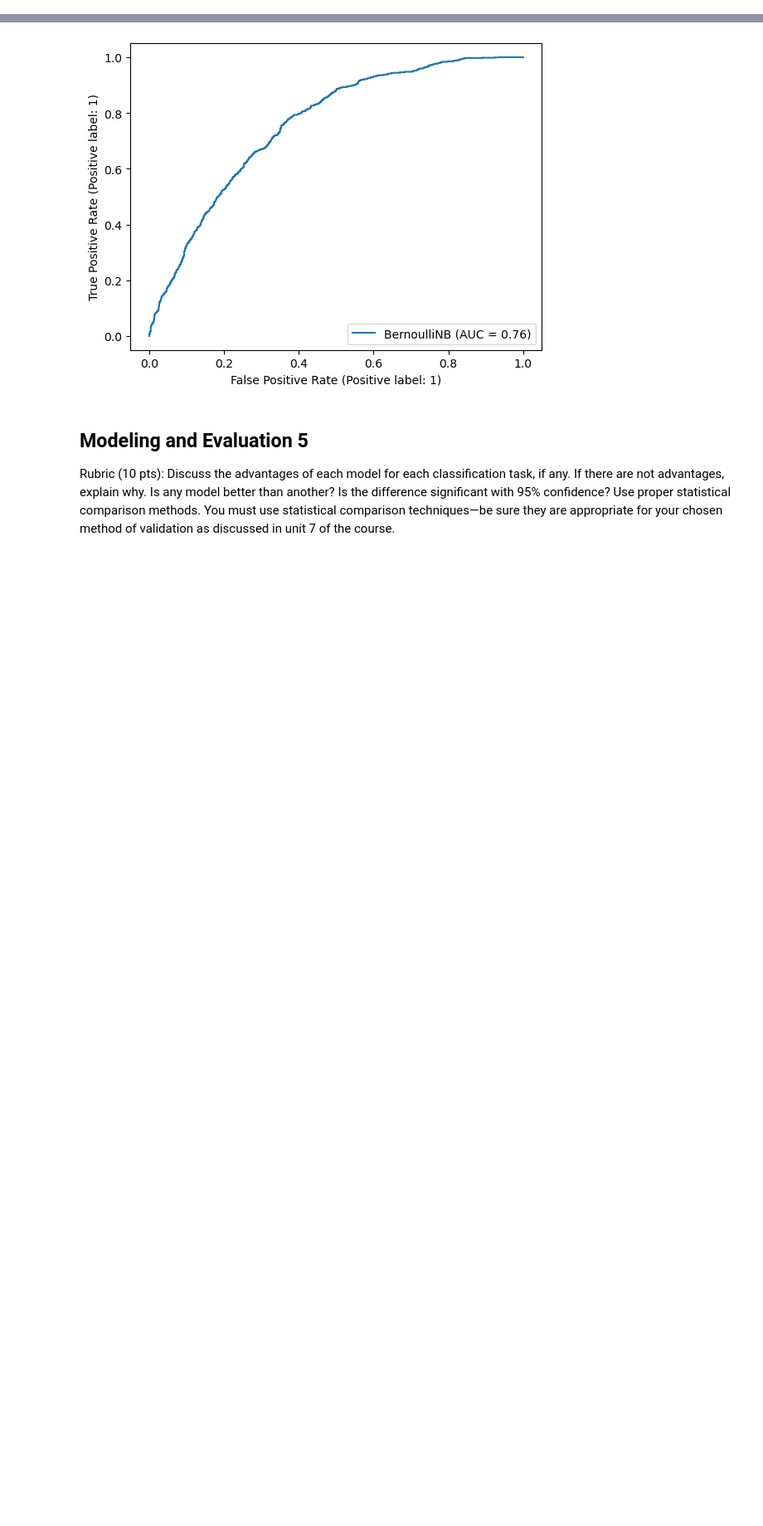
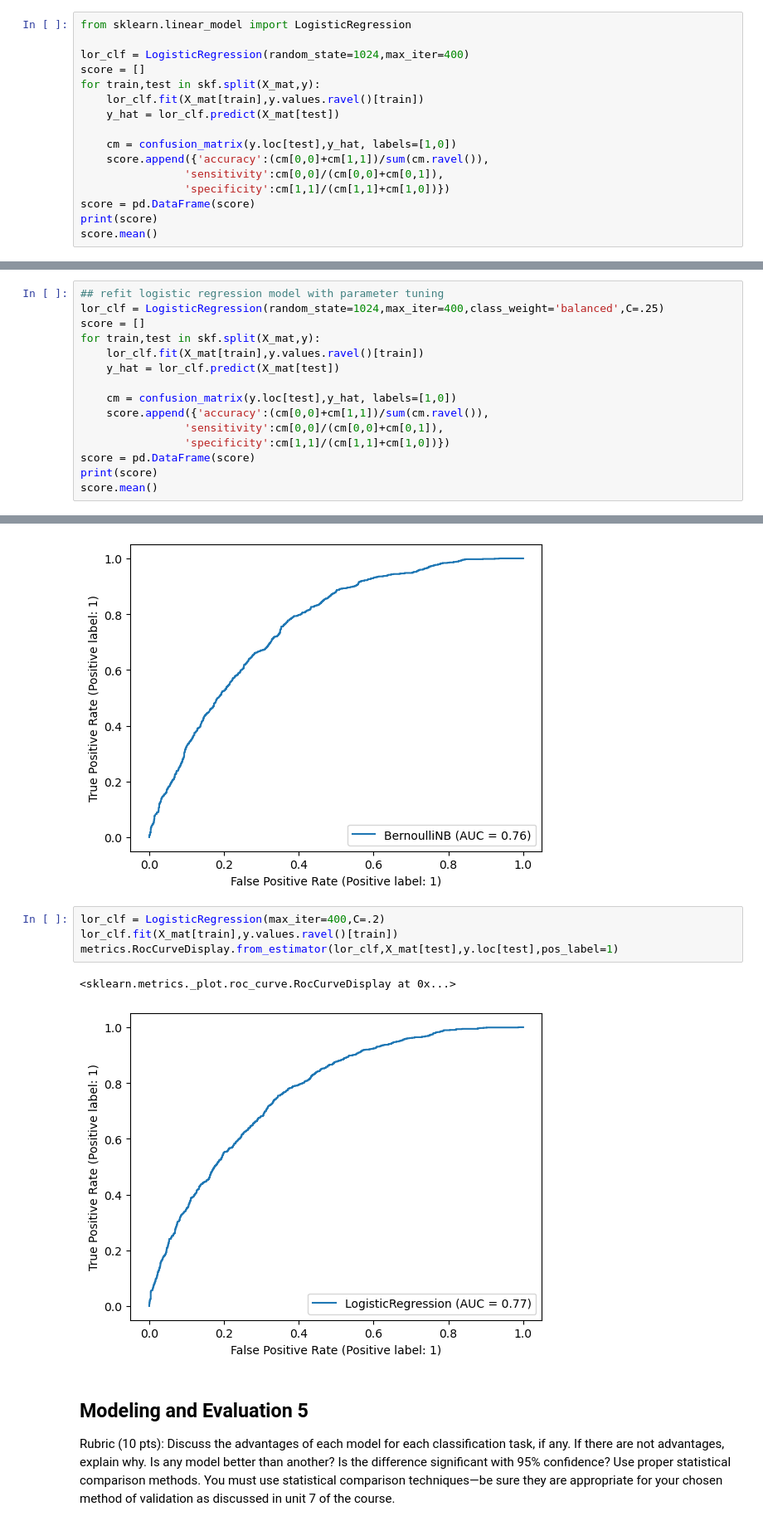
Before and after one commit to boneeyah/DS7331_Group, a Jupyter notebook: Lab2.ipynb, the cells around one changed output, grey strips where cells are left out. Shown at 83% size. Saved outputs shown, nothing was run; the diff lists cells and outputs as text; blank space fills up the shorter version.

Commit message:
added logistic regression model

```diff
--- a/Lab2.ipynb
+++ b/Lab2.ipynb
@@ -524,3 +524,19 @@ dtype: float64
 #### SVM
 # %% [markdown]
 #### Logistic Regression
+# %%
+from sklearn.linear_model import LogisticRegression
+
+lor_clf = LogisticRegression(random_state=1024,max_iter=400)
+score = []
+for train,test in skf.split(X_mat,y):
+    lor_clf.fit(X_mat[train],y.values.ravel()[train])
+    y_hat = lor_clf.predict(X_mat[test])
+
+    cm = confusion_matrix(y.loc[test],y_hat, labels=[1,0])
+    score.append({'accuracy':(cm[0,0]+cm[1,1])/sum(cm.ravel()),
+                'sensitivity':cm[0,0]/(cm[0,0]+cm[0,1]),
+                'specificity':cm[1,1]/(cm[1,1]+cm[1,0])})
+score = pd.DataFrame(score)
+print(score)
+score.mean()
@@ -526,0 +559,15 @@ dtype: float64
+# %%
+## refit logistic regression model with parameter tuning
+lor_clf = LogisticRegression(random_state=1024,max_iter=400,class_weight='balanced',C=.25)
+score = []
+for train,test in skf.split(X_mat,y):
+    lor_clf.fit(X_mat[train],y.values.ravel()[train])
+    y_hat = lor_clf.predict(X_mat[test])
+
+    cm = confusion_matrix(y.loc[test],y_hat, labels=[1,0])
+    score.append({'accuracy':(cm[0,0]+cm[1,1])/sum(cm.ravel()),
+                'sensitivity':cm[0,0]/(cm[0,0]+cm[0,1]),
+                'specificity':cm[1,1]/(cm[1,1]+cm[1,0])})
+score = pd.DataFrame(score)
+print(score)
+score.mean()
@@ -544,6 +607,13 @@ metrics.RocCurveDisplay.from_estimator(nb_clf,X_mat[test],y.loc[test],pos_label=
 # %% [output]
 <sklearn.metrics._plot.roc_curve.RocCurveDisplay at 0x...>
 [figure]
+# %%
+lor_clf = LogisticRegression(max_iter=400,C=.2)
+lor_clf.fit(X_mat[train],y.values.ravel()[train])
+metrics.RocCurveDisplay.from_estimator(lor_clf,X_mat[test],y.loc[test],pos_label=1)
+# %% [output]
+<sklearn.metrics._plot.roc_curve.RocCurveDisplay at 0x...>
+[figure, added]
 # %% [markdown]
 ## Modeling and Evaluation 5
 Rubric (10 pts): Discuss the advantages of each model for each classification task, if any. If there are not advantages, explain why. Is any model better than another? Is the difference significant with 95% confidence? Use proper statistical comparison methods. You must use statistical comparison techniques—be sure they are appropriate for your chosen method of validation as discussed in unit 7 of the course.
```
Also changed, not shown: parts of 2 cells of this notebook.
